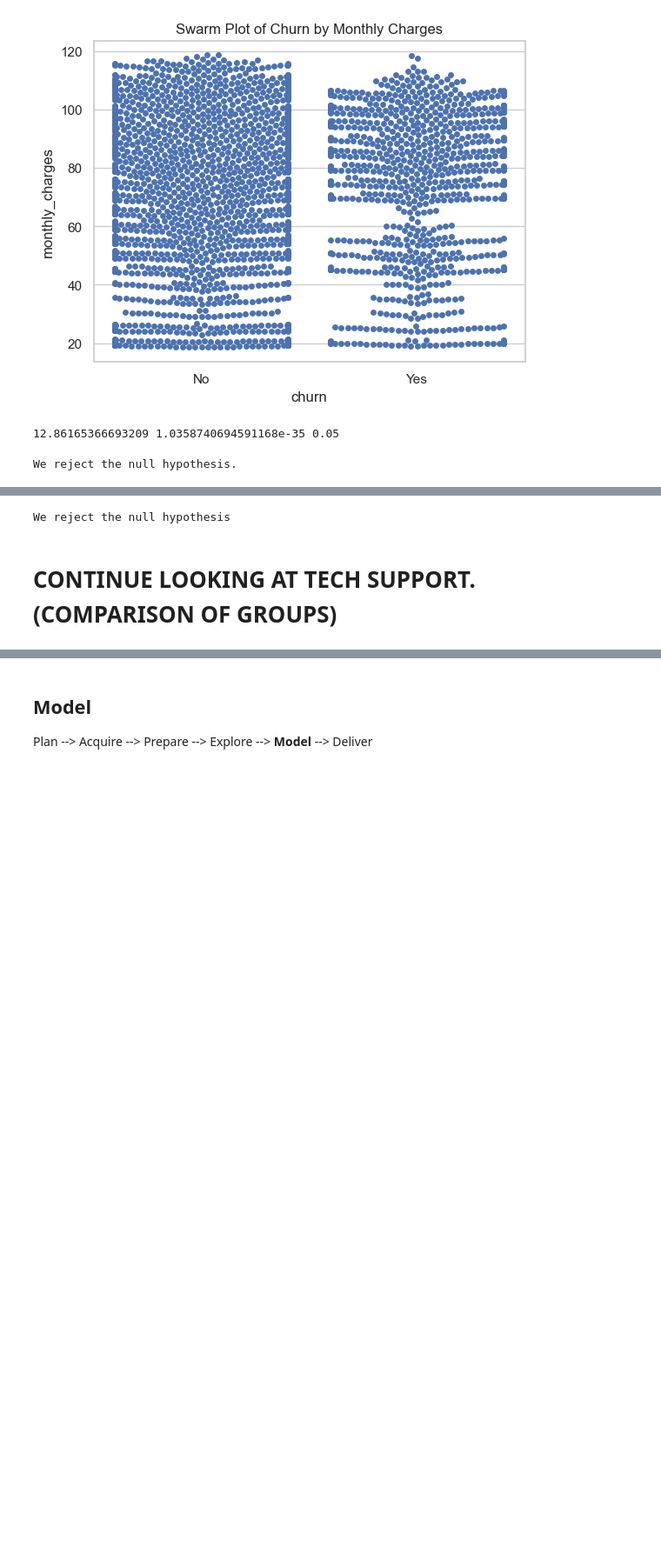
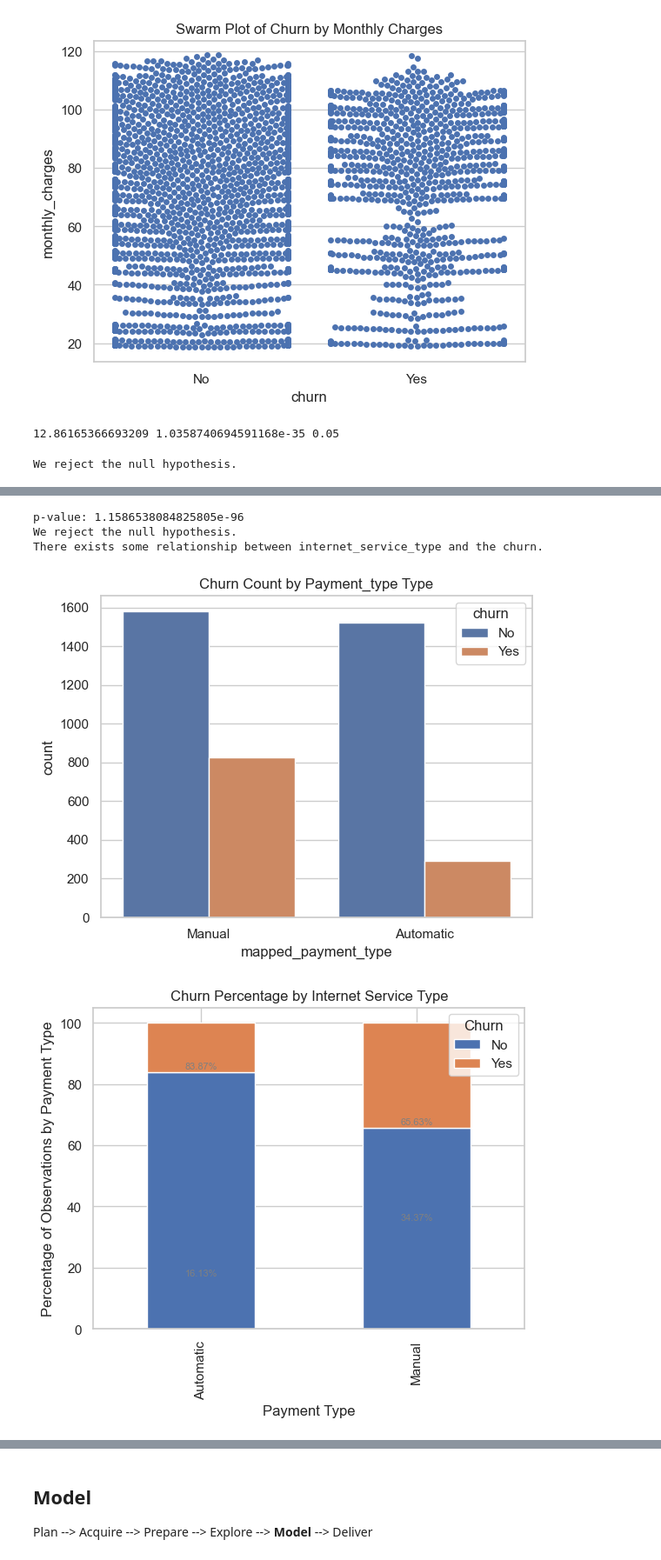
Before and after one commit to brock-green/classification-project, a Jupyter notebook: classification_project_draft.ipynb, the cells around one changed output, grey strips where cells are left out. Shown at 87% size. Drawn from its saved outputs; the diff is of its cells as text; code cells hidden in the pictures; blank space fills up the shorter version.

Commit message:
continued work on classification project

```diff
--- a/classification_project_draft.ipynb
+++ b/classification_project_draft.ipynb
@@ -656,0 +797,7 @@ observed
+# %%
+# H0: Customer churn rate is independent of the internet service type.
+# Ha: Customer churn rate has a dependent relationship to internet service type.
+alpha = 0.05
+
+observed = pd.crosstab(train['internet_service_type'], train['churn'])
+observed
@@ -693,10 +848,50 @@ chi^2 = 490.3965
 p     = 0.0000
 # %%
 if p < alpha:
-    print('We reject the null hypothesis')
+    print(f'p-value: {p}')
+    print(f'We reject the null hypothesis.')
+    print(f'There exists some relationship between internet_service_type and the churn.')
 else:
-    print('We fail to reject the null hypothesis')
+    print(f'p-value: {p}')
+    print(f'We fail to reject the null hypothesis.')
+    print(f'There is not a significant relationship between internet_service_type and churn.')
 # %% [output]
-We reject the null hypothesis
+p-value: 1.1586538084825805e-96
+We reject the null hypothesis.
+There exists some relationship between internet_service_type and the churn.
-# %% [markdown]
-# **CONTINUE LOOKING AT TECH SUPPORT. (COMPARISON OF GROUPS)**
+# %%
+# Lets ask: Is whethere or not a customer churns independentt of if they have automatic or manual payments?
+
+#### Vizually:
+## Viz 1:
+sns.set(style="whitegrid")
+data = train
+sns.countplot(x="mapped_payment_type", hue="churn", data=data)
+plt.title("Churn Count by Payment_type Type")
+plt.show()
+
+## Viz 2:
+# Calculate the percentages within each internet_service_type category
+percentage_data = data.groupby('mapped_payment_type')['churn'].value_counts(normalize=True).unstack() * 100
+
+# Set the style
+sns.set(style="whitegrid")
+
+# Create the bar plot
+ax = percentage_data.plot(kind='bar', stacked=True)
+
+# Set labels and title
+plt.xlabel("Payment Type")
+plt.ylabel("Percentage of Observations by Payment Type")
+plt.title("Churn Percentage by Internet Service Type")
+
+# Annotate with percentage values
+for p in ax.patches:
+    ax.annotate(f'{p.get_height():.2f}%', (p.get_x() + p.get_width() / 2., p.get_height()), ha='center', va='center', fontsize=8, color='gray', rotation=0, xytext=(0, 5), textcoords='offset points')
+
+# Show the plot
+plt.legend(title='Churn', loc='upper right')
+plt.show()
+# %% [output]
+[figure, added]
+[figure, added]
```
Also changed, not shown: parts of 73 cells of this notebook, 1 other file.
